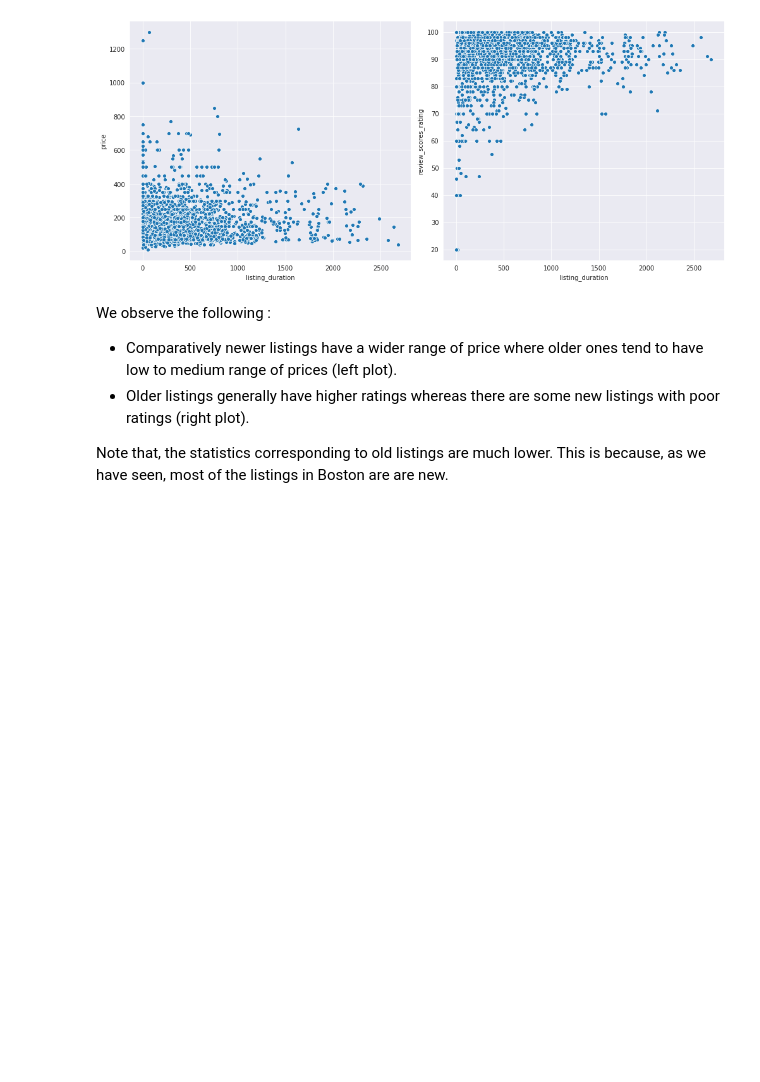
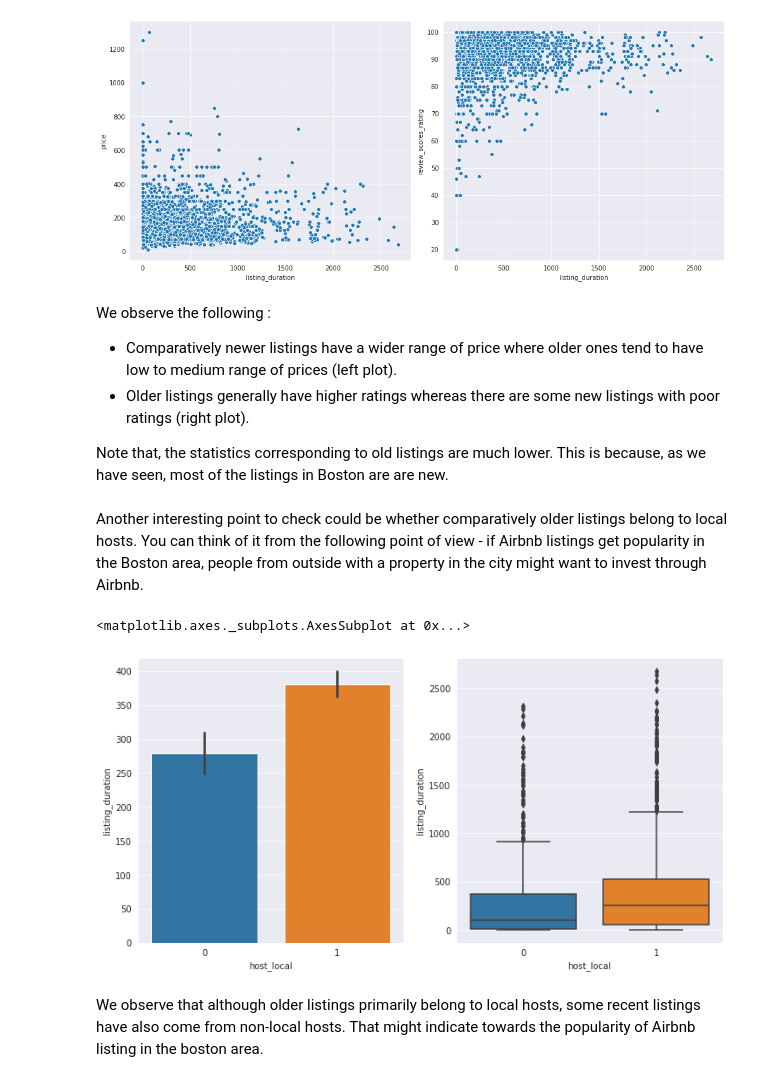
Before and after one commit to nabanitarimpi/airbnb-data-analysis, a Jupyter notebook: airbnb_data_analysis.ipynb, the cells around one changed output. Drawn from its saved outputs; the diff is of its cells as text; code cells hidden in the pictures; blank space fills up the shorter version.

```diff
--- a/airbnb_data_analysis.ipynb
+++ b/airbnb_data_analysis.ipynb
@@ -1405,3 +1405,16 @@ We observe the following :
 - Older listings generally have higher ratings whereas there are some new listings with poor ratings (right plot).
 
 Note that, the statistics corresponding to old listings are much lower. This is because, as we have seen, most of the listings in Boston are are new.
+# %% [markdown]
+Another interesting point to check could be whether comparatively older listings belong to local hosts. You can think of it from the following point of view - if Airbnb listings get popularity in the Boston area, people from outside with a property in the city might want to invest through Airbnb.
+# %%
+boston_df['host_local'] = boston_df['host_location'].apply(lambda x: 1 if 'boston' in str(x).lower() else 0)
+# %%
+fig, ax = plt.subplots(1, 2, figsize=(12,6))
+sns.barplot(x='host_local', y='listing_duration', data=boston_df, ax=ax[0])
+sns.boxplot(x='host_local', y='listing_duration', data=boston_df, ax=ax[1])
+# %% [output]
+<matplotlib.axes._subplots.AxesSubplot at 0x...>
+[figure, added]
+# %% [markdown]
+We observe that although older listings primarily belong to local hosts, some recent listings have also come from non-local hosts. That might indicate towards the popularity of Airbnb listing in the boston area.
```
Also changed, not shown: parts of 12 cells of this notebook.
